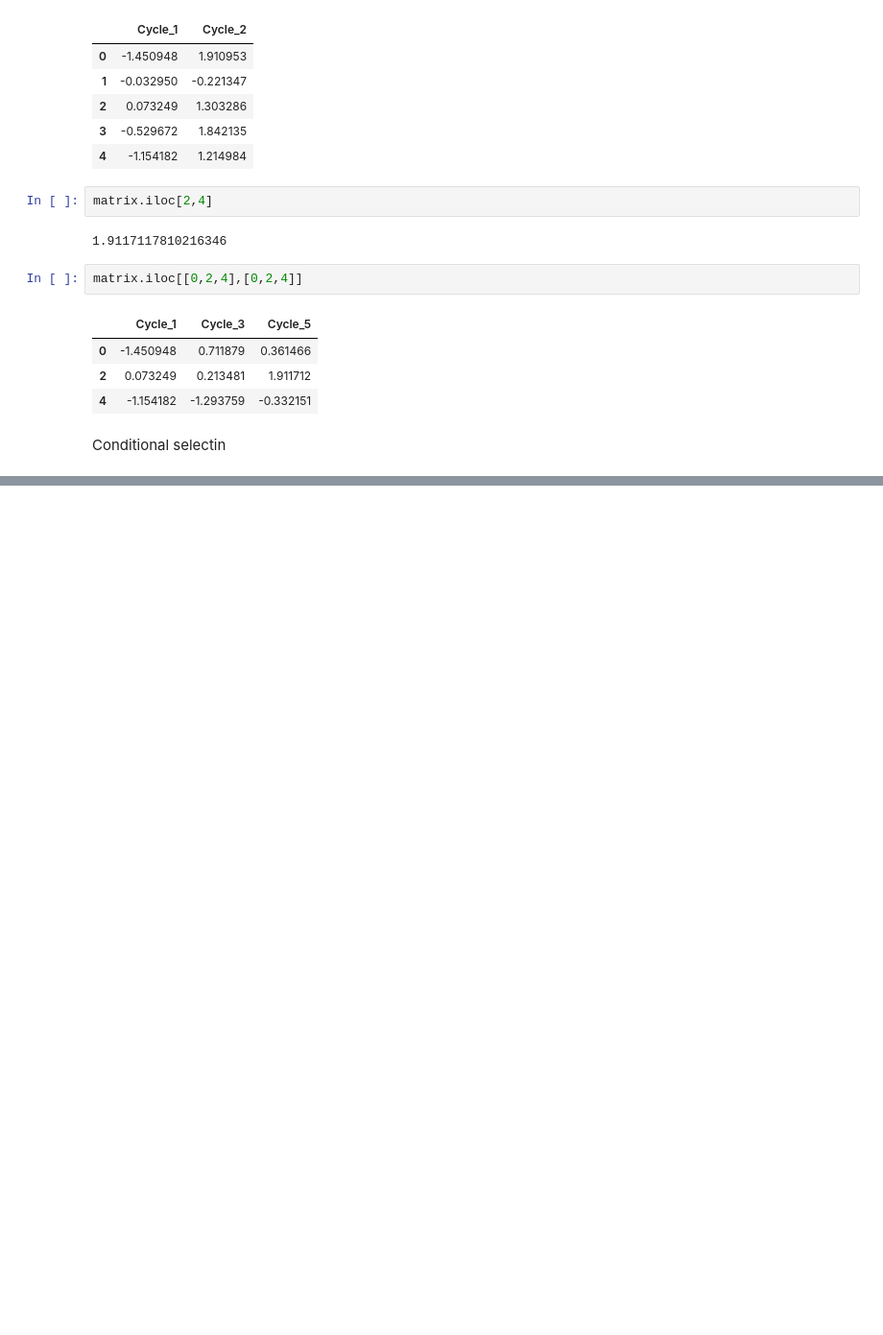
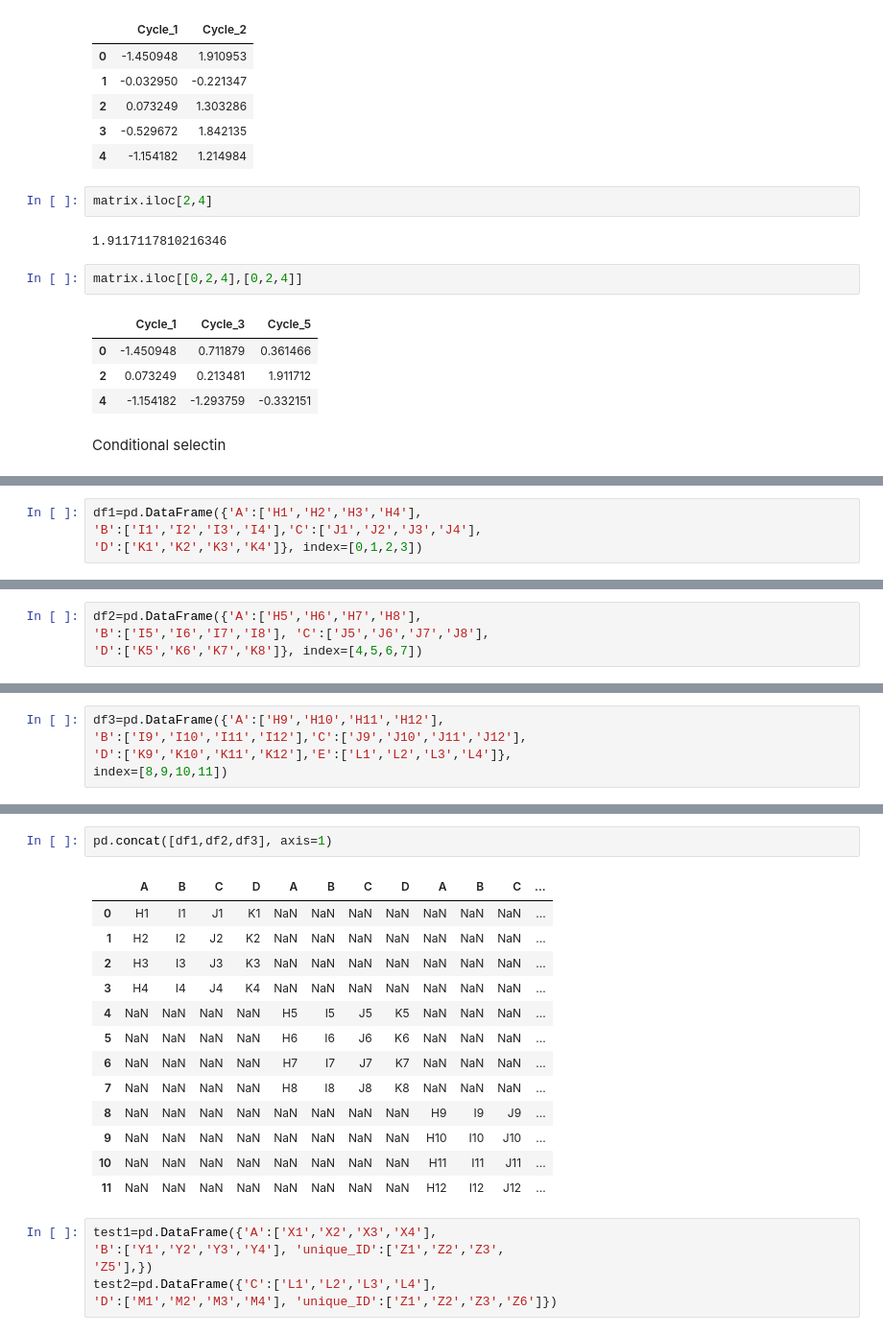
Before and after one commit to aleal4/ML_python_fundamentals, a Jupyter notebook: Python Fundamentals.ipynb, the cells around one changed output, grey strips where cells are left out. Shown at 96% size. Drawn from its saved outputs; the diff is of its cells as text; blank space fills up the shorter version.

```diff
--- a/Python Fundamentals.ipynb
+++ b/Python Fundamentals.ipynb
@@ -536,0 +644,4 @@ Conditional selectin
+# %%
+df1=pd.DataFrame({'A':['H1','H2','H3','H4'],
+'B':['I1','I2','I3','I4'],'C':['J1','J2','J3','J4'],
+'D':['K1','K2','K3','K4']}, index=[0,1,2,3])
@@ -536,0 +656,4 @@ Conditional selectin
+# %%
+df2=pd.DataFrame({'A':['H5','H6','H7','H8'],
+'B':['I5','I6','I7','I8'], 'C':['J5','J6','J7','J8'],
+'D':['K5','K6','K7','K8']}, index=[4,5,6,7])
@@ -536,0 +668,5 @@ Conditional selectin
+# %%
+df3=pd.DataFrame({'A':['H9','H10','H11','H12'],
+'B':['I9','I10','I11','I12'],'C':['J9','J10','J11','J12'],
+'D':['K9','K10','K11','K12'],'E':['L1','L2','L3','L4']},
+index=[8,9,10,11])
@@ -536,0 +697,22 @@ Conditional selectin
+# %%
+pd.concat([df1,df2,df3], axis=1)
+# %% [output]
+|  | A | B | C | D | A | B | C | D | A | B | C | ... |
+| 0 | H1 | I1 | J1 | K1 | NaN | NaN | NaN | NaN | NaN | NaN | NaN | ... |
+| 1 | H2 | I2 | J2 | K2 | NaN | NaN | NaN | NaN | NaN | NaN | NaN | ... |
+| 2 | H3 | I3 | J3 | K3 | NaN | NaN | NaN | NaN | NaN | NaN | NaN | ... |
+| 3 | H4 | I4 | J4 | K4 | NaN | NaN | NaN | NaN | NaN | NaN | NaN | ... |
+| 4 | NaN | NaN | NaN | NaN | H5 | I5 | J5 | K5 | NaN | NaN | NaN | ... |
+| 5 | NaN | NaN | NaN | NaN | H6 | I6 | J6 | K6 | NaN | NaN | NaN | ... |
+| 6 | NaN | NaN | NaN | NaN | H7 | I7 | J7 | K7 | NaN | NaN | NaN | ... |
+| 7 | NaN | NaN | NaN | NaN | H8 | I8 | J8 | K8 | NaN | NaN | NaN | ... |
+| 8 | NaN | NaN | NaN | NaN | NaN | NaN | NaN | NaN | H9 | I9 | J9 | ... |
+| 9 | NaN | NaN | NaN | NaN | NaN | NaN | NaN | NaN | H10 | I10 | J10 | ... |
+| 10 | NaN | NaN | NaN | NaN | NaN | NaN | NaN | NaN | H11 | I11 | J11 | ... |
+| 11 | NaN | NaN | NaN | NaN | NaN | NaN | NaN | NaN | H12 | I12 | J12 | ... |
+# %%
+test1=pd.DataFrame({'A':['X1','X2','X3','X4'],
+'B':['Y1','Y2','Y3','Y4'], 'unique_ID':['Z1','Z2','Z3',
+'Z5'],})
+test2=pd.DataFrame({'C':['L1','L2','L3','L4'],
+'D':['M1','M2','M3','M4'], 'unique_ID':['Z1','Z2','Z3','Z6']})
```
Also changed, not shown: parts of 21 cells of this notebook, 2 other files.
